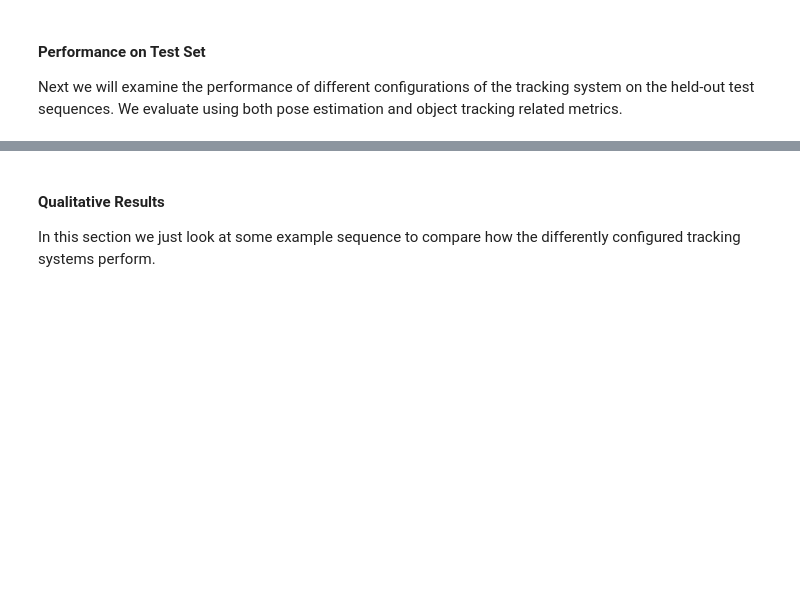
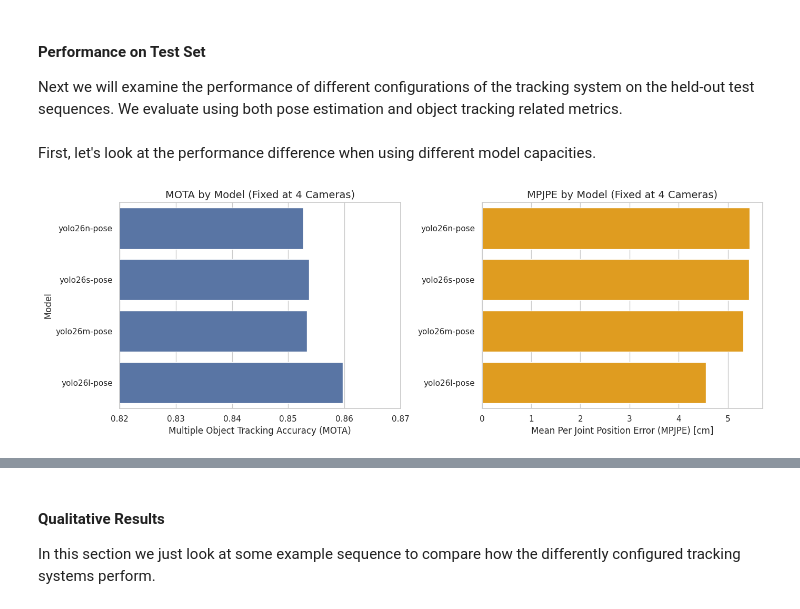
Before and after one commit to rolandbernard/cv-project, a Jupyter notebook: code/1.evaluation.ipynb, the cells around one changed output, grey strips where cells are left out. Saved outputs shown, nothing was run; the diff lists cells and outputs as text; code cells hidden in the pictures; blank space fills up the shorter version.

```diff
--- a/code/1.evaluation.ipynb
+++ b/code/1.evaluation.ipynb
@@ -113,8 +116,10 @@ df = []
 for model in ["yolo26n-pose", "yolo26s-pose", "yolo26m-pose", "yolo26l-pose"]:
     for scene in data.test_scenes:
         for n_cams in [4, 8, 12, 16] if model == "yolo26n-pose" else [4]:
-            metrics = util.load_json(f"./stats/eval/{model}/{n_cams}/{scene}-metrics.json")
-            times = util.load_json(f"./stats/eval/{model}/{n_cams}/{scene}-times.json")
+            metrics = util.load_json(
+                f"./stats/eval/{model}/{n_cams}/{scene}-metrics.json")
+            times = util.load_json(
+                f"./stats/eval/{model}/{n_cams}/{scene}-times.json")
             df.append({
                 "model": model, "scene": scene, "n_cams": n_cams,
                 "MPJPE": metrics["MPJPE"], "MOTA": metrics["MOTA"],
@@ -127,7 +132,7 @@ for model in ["yolo26n-pose", "yolo26s-pose", "yolo26m-pose", "yolo26l-pose"]:
                 "t_create_new": times["create_new"][0] / times["create_new"][1],
                 "t_prediction": times["prediction"][0] / times["prediction"][1],
             })
-df = pd.DataFrame(df)
+df: Any = pd.DataFrame(df)
 df.to_csv("stats/results.csv", index=False)
 # %%
 df.info()
@@ -149,9 +154,46 @@ Data columns (total 14 columns):
  13  t_prediction    35 non-null     float64
 dtypes: float64(11), int64(1), str(2)
 memory usage: 4.0 KB
+# %%
+sns.set_theme(style="whitegrid")
+plt.rcParams.update(
+    {"font.size": 11, "axes.labelsize": 12, "axes.titlesize": 14})
 # %% [markdown]
 #### Performance on Test Set
 
 Next we will examine the performance of different configurations of the tracking system on the held-out test sequences. We evaluate using both pose estimation and object tracking related metrics.
 # %%
-# TODO
+df_4cams = df[df["n_cams"] == 4].copy()
+# Note that there is once scene that is corrupted for >= 12 cameras. We remove
+# it here from the calculations to retain valid results.
+df_yolo_scaling = df[(df["model"] == "yolo26n-pose") &
+                     (df["scene"] != "171204_pose6")].copy()
+# %% [markdown]
+First, let's look at the performance difference when using different model capacities.
+# %%
+fig, axes = plt.subplots(1, 2, figsize=(14, 5))
+
+# MOTA comparison (higher is better)
+ax = sns.barplot(
+    data=df_4cams, x="MOTA", y="model", ax=axes[0], errorbar=None,
+    order=["yolo26n-pose", "yolo26s-pose", "yolo26m-pose", "yolo26l-pose"]
+)
+axes[0].set_title("MOTA by Model (Fixed at 4 Cameras)")
+axes[0].set_xlabel("Multiple Object Tracking Accuracy (MOTA)")
+axes[0].set_ylabel("Model")
+axes[0].set_xlim(0.82, 0.87)
+
+# MPJPE comparison (lower is better)
+sns.barplot(
+    data=df_4cams, x="MPJPE", y="model", ax=axes[1], color="orange", errorbar=None,
+    order=["yolo26n-pose", "yolo26s-pose", "yolo26m-pose", "yolo26l-pose"]
+)
+axes[1].set_title("MPJPE by Model (Fixed at 4 Cameras)")
+axes[1].set_xlabel("Mean Per Joint Position Error (MPJPE) [cm]")
+axes[1].set_ylabel("")
+
+plt.tight_layout()
+plt.savefig("../report/figures/model_comparison_4_cams.pdf")
+plt.show()
+# %% [output]
+[figure, added]
```
Also changed, not shown: parts of 13 cells of this notebook, 9 other files.
